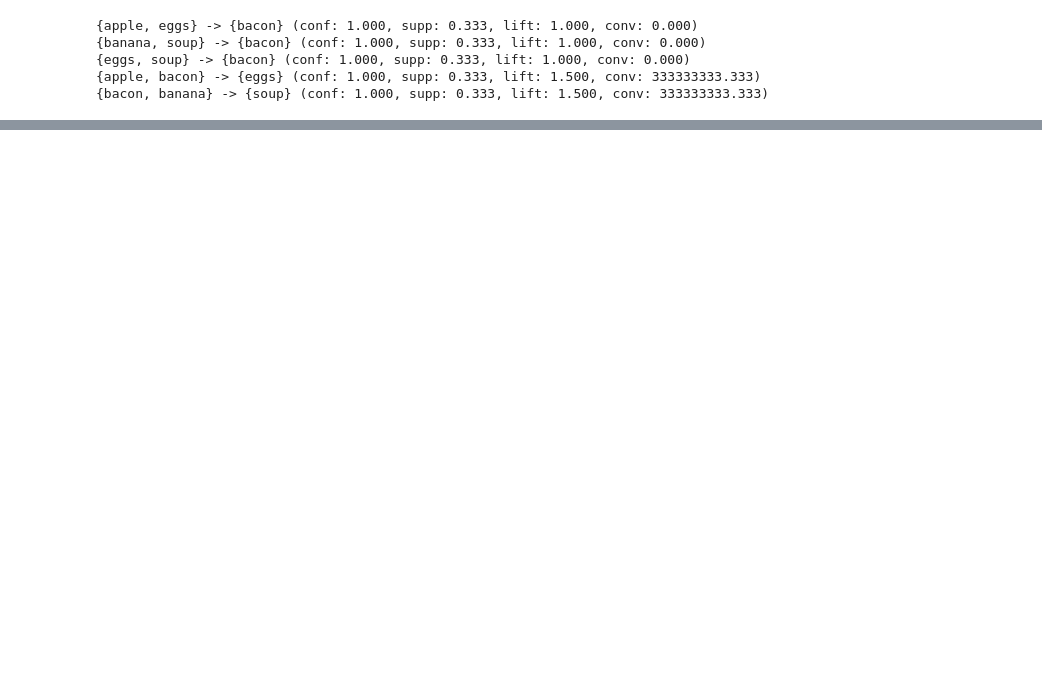
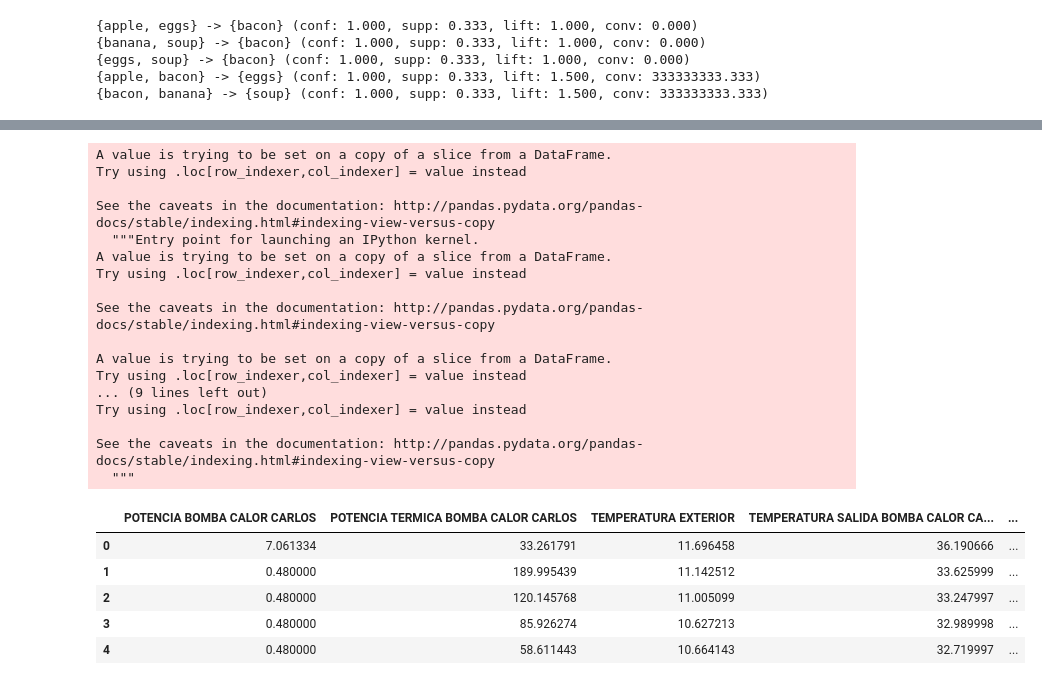
Before and after one commit to douglasag17/ML-SmartBuildings, a Jupyter notebook: AprendizajeConReglasDeAsociacion/apriori.ipynb, the cells around one changed output, grey strips where cells are left out. Saved outputs shown, nothing was run; the diff lists cells and outputs as text; code cells hidden in the pictures; blank space fills up the shorter version.

```diff
--- a/AprendizajeConReglasDeAsociacion/apriori.ipynb
+++ b/AprendizajeConReglasDeAsociacion/apriori.ipynb
@@ -104,0 +74,31 @@ for rule in sorted(rules_rhs, key=lambda rule: rule.lift):
+# %%
+dataCarlos["label_potencia"] = ' '
+dataCarlos["label_potenciaTermica"] = ' '
+dataCarlos["label_temperaturaExterior"] = ' '
+dataCarlos["label_temperaturaSalida"] = ' '
+dataCarlos["label_COP"] = ' '
+dataCarlos.head()
+# %% [output]
+A value is trying to be set on a copy of a slice from a DataFrame.
+Try using .loc[row_indexer,col_indexer] = value instead
+
+See the caveats in the documentation: http://pandas.pydata.org/pandas-docs/stable/indexing.html#indexing-view-versus-copy
+  """Entry point for launching an IPython kernel.
+A value is trying to be set on a copy of a slice from a DataFrame.
+Try using .loc[row_indexer,col_indexer] = value instead
+
+See the caveats in the documentation: http://pandas.pydata.org/pandas-docs/stable/indexing.html#indexing-view-versus-copy
+
+A value is trying to be set on a copy of a slice from a DataFrame.
+Try using .loc[row_indexer,col_indexer] = value instead
+... (9 lines left out)
+Try using .loc[row_indexer,col_indexer] = value instead
+
+See the caveats in the documentation: http://pandas.pydata.org/pandas-docs/stable/indexing.html#indexing-view-versus-copy
+  """
+|  | POTENCIA BOMBA CALOR CARLOS | POTENCIA TERMICA BOMBA CALOR CARLOS | TEMPERATURA EXTERIOR | TEMPERATURA SALIDA BOMBA CALOR CA... | ... |
+| 0 | 7.061334 | 33.261791 | 11.696458 | 36.190666 | ... |
+| 1 | 0.480000 | 189.995439 | 11.142512 | 33.625999 | ... |
+| 2 | 0.480000 | 120.145768 | 11.005099 | 33.247997 | ... |
+| 3 | 0.480000 | 85.926274 | 10.627213 | 32.989998 | ... |
+| 4 | 0.480000 | 58.611443 | 10.664143 | 32.719997 | ... |
```
Also changed, not shown: parts of 18 cells of this notebook.
